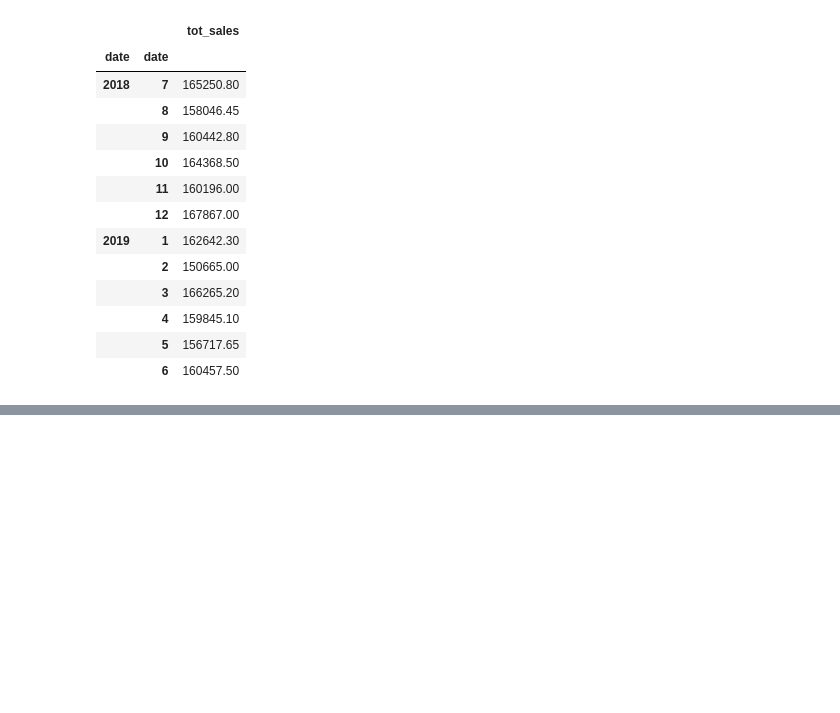
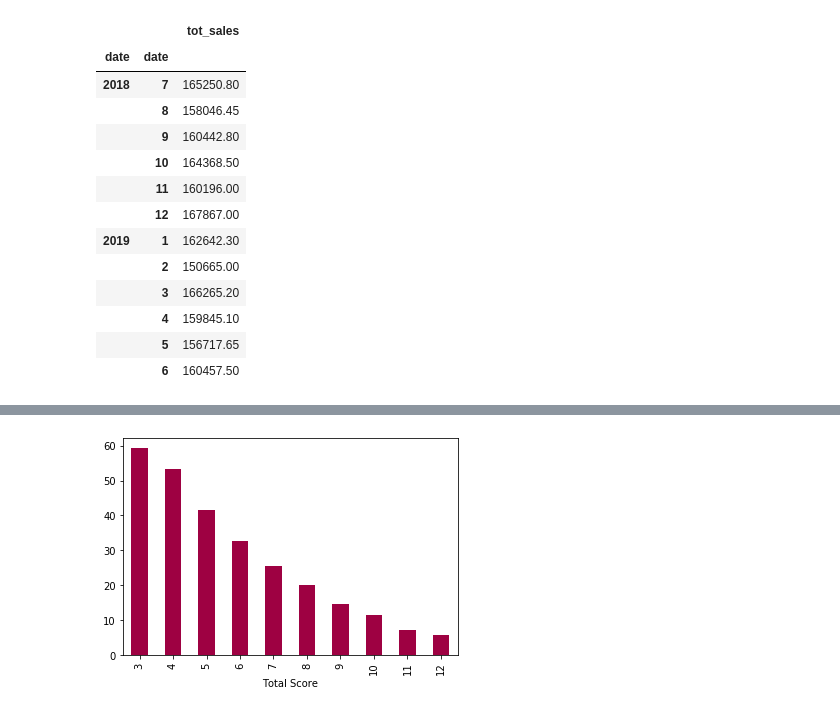
Before and after one commit to Chuks1010/Quantium-Data-Analysis, a Jupyter notebook: Quantium Data Analysis.ipynb, the cells around one changed output, grey strips where cells are left out. Saved outputs shown, nothing was run; the diff lists cells and outputs as text; code cells hidden in the pictures; blank space fills up the shorter version.

```diff
--- a/Quantium Data Analysis.ipynb
+++ b/Quantium Data Analysis.ipynb
@@ -365,0 +495,30 @@ The data set start from July 2018 to June 2019. A 12 months periods. Overall the
+# %%
+# segmenting the Recency column
+
+def RClass(x,p,d):
+    if x <= d[p][0.25]:
+        return 1
+    elif x <= d[p][0.50]:
+        return 2
+    elif x <= d[p][0.75]:
+        return 3
+    else:
+        return 4
+
+# segmenting the Frequency and Monetary column
+
+def FMClass(x,p,d):
+    if x <= d[p][0.25]:
+        return 4
+    elif x <= d[p][0.50]:
+        return 3
+    elif x <= d[p][0.75]:
+        return 2
+    else:
+        return 1
+# %%
+#creating a dataframe for the segmented customers
+rfm_seg = rfm_df
+rfm_seg['R_Quartile'] = rfm_seg['recency'].apply(RClass, args=('recency',quartiles,))
+rfm_seg['F_Quartile'] = rfm_seg['frequency'].apply(FMClass, args=('frequency',quartiles,))
+rfm_seg['M_Quartile'] = rfm_seg['monetary_value'].apply(FMClass, args=('monetary_value',quartiles,))
@@ -365,0 +529,3 @@ The data set start from July 2018 to June 2019. A 12 months periods. Overall the
+# %%
+# combining the values accros each column to produce a single value for the RFM class
+rfm_seg['RFMClass'] = rfm_seg.R_Quartile.map(str) + rfm_seg.F_Quartile.map(str) + rfm_seg.M_Quartile.map(str)
@@ -365,0 +581,4 @@ The data set start from July 2018 to June 2019. A 12 months periods. Overall the
+# %%
+# summing the RFM quartiles to produce a Total Score
+rfm_seg['Total Score'] = rfm_seg['R_Quartile'] + rfm_seg['F_Quartile'] +rfm_seg['M_Quartile']
+rfm_seg.head()
@@ -365,0 +626,4 @@ The data set start from July 2018 to June 2019. A 12 months periods. Overall the
+# %%
+rfm_seg.groupby('Total Score').agg('monetary_value').mean().plot(kind='bar', colormap='Spectral');
+# %% [output]
+[figure, added]
```
Also changed, not shown: parts of 28 cells of this notebook.
